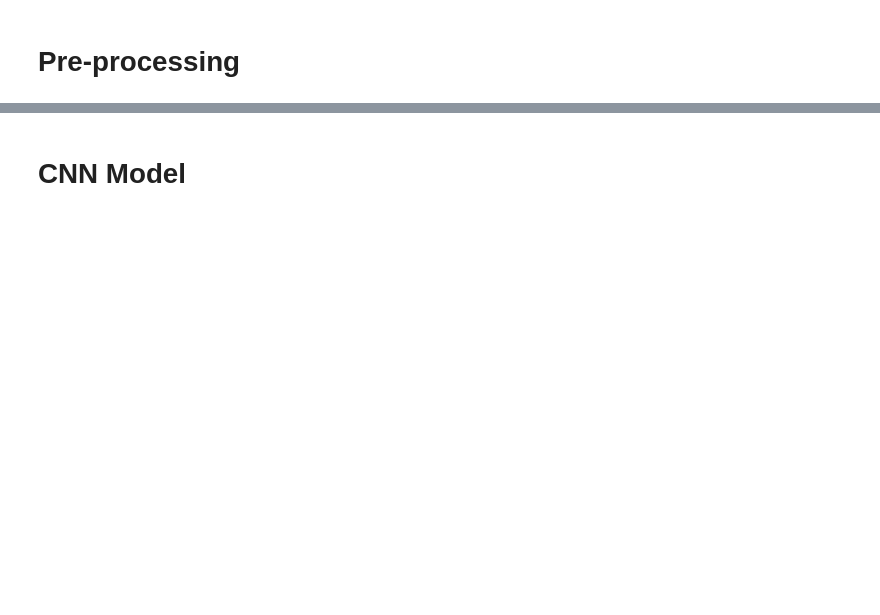
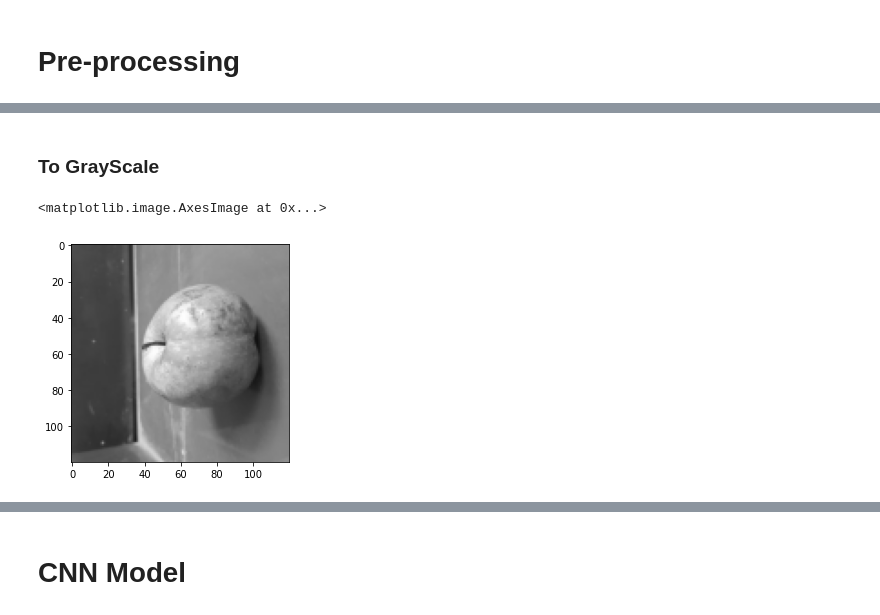
Before and after one commit to ChetanKrishna07/Fruit_Recognition, a Jupyter notebook: Fruit Recognition.ipynb, the cells around one changed output, grey strips where cells are left out. Saved outputs shown, nothing was run; the diff lists cells and outputs as text; code cells hidden in the pictures; blank space fills up the shorter version.

```diff
--- a/Fruit Recognition.ipynb
+++ b/Fruit Recognition.ipynb
@@ -32,0 +12,44 @@ plt.imshow(training_set.next()[0][1])
+# %%
+testPath = 'dataset/output/test/'
+trainPath = 'dataset/output/train/'
+
+testX = []
+trainX = []
+
+testY = []
+trainY = []
+
+fruits = os.listdir(testPath)
+for fruit in fruits:
+    images = os.listdir(testPath + "/" + fruit)
+    for img in images:
+        image = cv2.imread(testPath + "/" + fruit + "/" + img)
+        image = cv2.resize(image, (120,120), interpolation = cv2.INTER_AREA)
+        testX.append(image)
+        testY.append(fruit)
+
+fruits = os.listdir(trainPath)
+for fruit in fruits:
+    images = os.listdir(trainPath + "/" + fruit)
+    for img in images:
+        image = cv2.imread(trainPath + "/" + fruit + "/" + img)
+        image = cv2.resize(image, (120,120), interpolation = cv2.INTER_AREA)
+        trainX.append(image)
+        trainY.append(fruit)
+
+testX = np.array(testX)
+trainX = np.array(trainX)
+
+testY = np.array(testY)
+trainY = np.array(trainY)
+# %% [markdown]
+### To GrayScale
+# %%
+def grayScale(image):
+
+    gray = cv2.cvtColor(image, cv2.COLOR_BGR2GRAY)
+    gray = cv2.cvtColor(gray, cv2.COLOR_BGR2RGB)
+    return gray
+# %%
+for i in range(len(testX)):
+    testX[i] = grayScale(testX[i])
@@ -32,0 +59,5 @@ plt.imshow(training_set.next()[0][1])
+# %%
+plt.imshow(testX[9])
+# %% [output]
+<matplotlib.image.AxesImage at 0x...>
+[figure, added]
```
Also changed, not shown: parts of 26 cells of this notebook, 1 other file.
